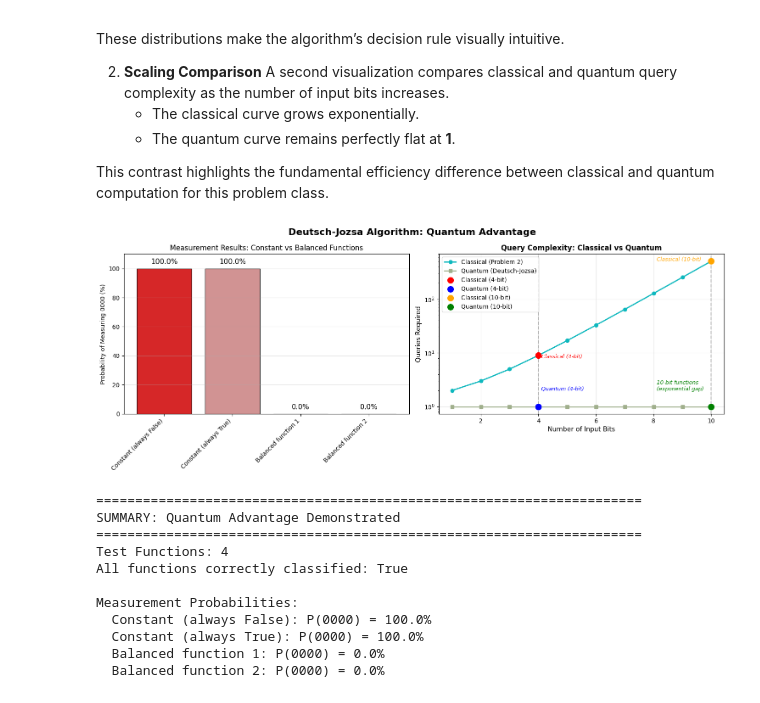
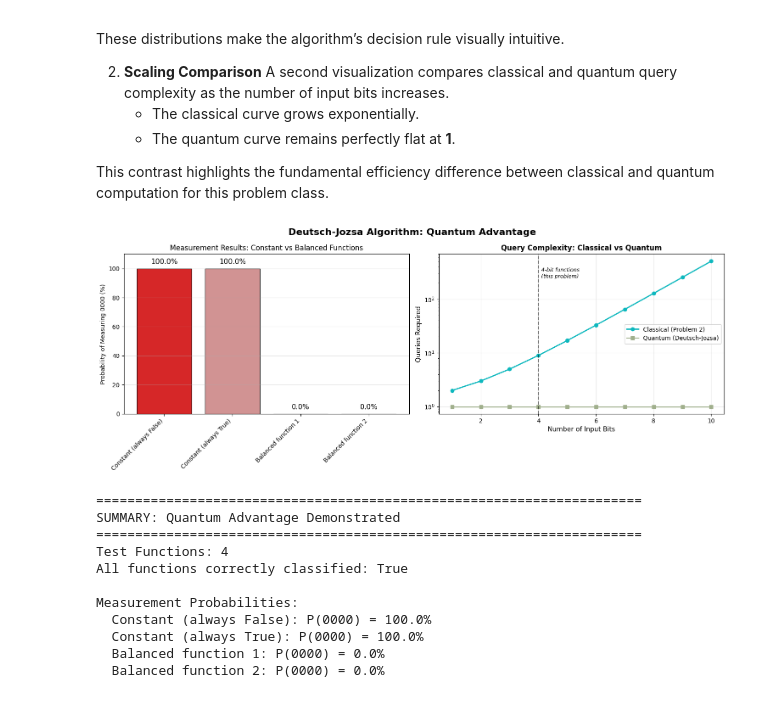
Before and after one commit to tomaspettit2506/ET-G00419414, a Jupyter notebook: problems.ipynb, the cells around one changed output. Saved outputs shown, nothing was run; the diff lists cells and outputs as text; code cells hidden in the pictures.

Commit message:
Update `README.md` on Problem 5, and `data/`. Removing the figure labels on Problem 1 and 2

```diff
--- a/problems.ipynb
+++ b/problems.ipynb
@@ -243,10 +243,6 @@ categories = ['Constant (False)', 'Balanced', 'Constant (True)']
 counts = [counts_at_0, counts_at_8, counts_at_16]
 ax2.barh(categories, counts, color=['red', 'blue', 'green'], edgecolor='black', linewidth=0.95)
 ax2.set_xlim(0, num_functions)  # Set x-axis limit to total number of functions
-
-for i, count in enumerate(counts):
-				ax2.text(count + 0.6, i, str(count), va='center', ha='left', fontdict={'size': 15})  # Add count labels to bars
-
 ax2.set_xlabel('Number of Functions')
 ax2.set_title('Figure 2: Distribution of Generated Functions')
 ax2.grid(True, alpha=0.3, axis='x')
@@ -439,9 +436,10 @@ labels = classifications.keys()
 sizes = classifications.values()
 colors = ['lightcoral', 'lightskyblue']
 myexplode = [0.1, 0]
-ax1.pie(sizes, labels=labels, explode=myexplode, colors=colors, autopct='%1.1f%%', shadow=True, startangle=140)
+
+ax1.pie(sizes, labels=labels, explode=myexplode, colors=colors, shadow=True, startangle=140)
 ax1.set_title('Figure 3: Distribution of Test Function Types')
-ax1.axis('equal')  # Equal aspect ratio ensures that pie chart is circula
+ax1.axis('equal')  # Equal aspect ratio ensures that pie chart is circular
 ax1.legend(loc='upper right')
 
 
@@ -450,8 +448,6 @@ ax2.bar(classifications.keys(), classifications.values(), color=colors, edgecolo
 ax2.set_title('Figure 4: Count of Constant vs Balanced Functions')
 ax2.set_ylabel('Number of Functions')
 ax2.set_ylim(0, max(classifications.values()) * 1.15)
-for i, count in enumerate(classifications.values()):
-				ax2.text(i, count + 0.1, str(count), ha='center', va='bottom', fontdict={'size': 12})  # Add count labels on top of bars
 ax2.grid(True, alpha=0.3, axis='y')
 
 plt.tight_layout()
@@ -1436,47 +1453,36 @@ ax1.set_ylabel('Probability of Measuring 0000 (%)')
 ax1.set_title('Measurement Results: Constant vs Balanced Functions')
 ax1.grid(True, alpha=0.3, axis='y')
 
 # Add percentage labels
 for i, prob in enumerate(test_results):
 				ax1.text(i, prob + 2, f"{prob:.1f}%", ha='center', va='bottom', fontdict={'size': 12})
 
 # Right plot: Query complexity comparison (reuse from Problem 1)
 n_bits = np.arange(1, 11)
 classical_queries = 2**(n_bits - 1) + 1
 quantum_queries = np.ones(len(n_bits))
 
 ax2.plot(n_bits, classical_queries, 'o-', label='Classical (Problem 2)',
          linewidth=2, markersize=6, color="#0eb8be")
 ax2.plot(n_bits, quantum_queries, 's-', label='Quantum (Deutsch-Jozsa)',
          linewidth=2, markersize=6, color="#a0af8c")
 
 # Highlight the 4-bit case (with (x, y) = (4, 9) for classical and (4, 1) for quantum)
-ax2.axvline(x=4, color='gray', linestyle='--', alpha=0.5, linewidth=1.5)
-ax2.scatter(4, 9, color='red', s=100, zorder=5, label='Classical (4-bit)')
-ax2.scatter(4, 1, color='blue', s=100, zorder=5, label='Quantum (4-bit)')
-ax2.text(4.1, 8, 'Classical (4-bit)', fontsize=9, color='red', style='italic')
-ax2.text(4.1,	2, 'Quantum (4-bit)', fontsize=9, color='blue', style='italic')
-
-
-# Highlight the 10-bit case
-ax2.axvline(x=10, color='gray', linestyle='--', alpha=0.5, linewidth=1.5)
-ax2.scatter(10, 513, color='orange', s=100, zorder=5, label='Classical (10-bit)')
-ax2.scatter(10, 1, color='green', s=100, zorder=5, label='Quantum (10-bit)')
-ax2.text(8.1, 513, 'Classical (10-bit)', fontsize=9, color='orange', style='italic')
-ax2.text(8.1, 2, '10-bit functions\n(exponential gap)', color='green', fontsize=9, style='italic')
+ax2.axvline(x=4, color='black', linestyle='--', alpha=0.5, linewidth=1.5)
+ax2.text(4.1, 250, '4-bit functions\n(this problem)', fontsize=9, style='italic')
 
 ax2.set_xlabel('Number of Input Bits', fontsize=11)
 ax2.set_ylabel('Queries Required', fontsize=11)
 ax2.set_title('Query Complexity: Classical vs Quantum', fontsize=12, fontweight='bold')
 ax2.legend(fontsize=10)
 ax2.grid(True, alpha=0.3)
 ax2.set_yscale('log')
 
 plt.tight_layout()
 plt.savefig('img/problem5_comparison.png')  # Save the figure as a PNG file
 plt.show()
 # %% [output]
-[figure, old version]
+[figure, new version]
 # %%
 # Print summary statistics
 print("\n" + "=" * 70)
```
Also changed, not shown: parts of 11 cells of this notebook, 10 other files.
